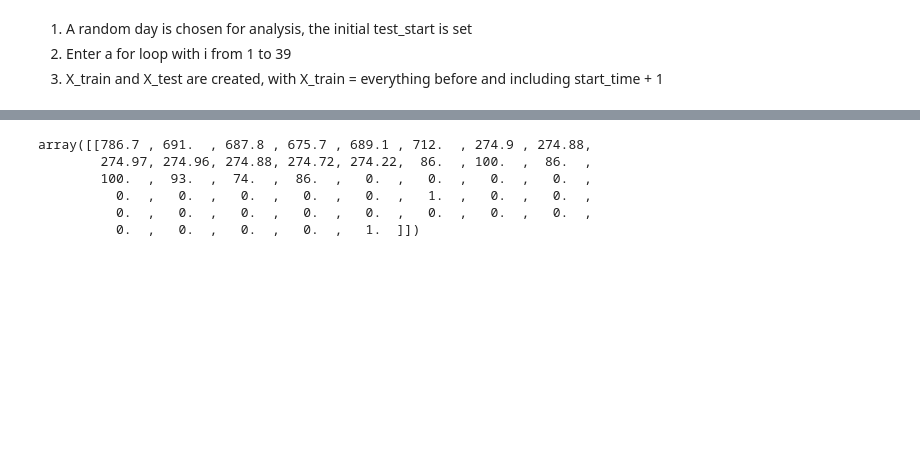
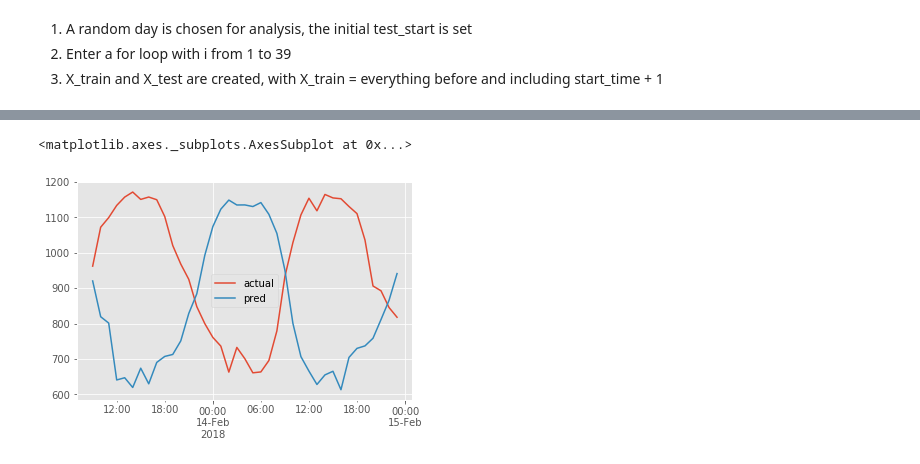
Before and after one commit to kevinkoste/university-load-forecasting, a Jupyter notebook: prediction/iterative_model.ipynb, the cells around one changed output, grey strips where cells are left out. Cells and saved outputs as stored; diff of their text form; code cells hidden in the pictures; blank space fills up the shorter version.

Commit message:
work on xgb model

```diff
--- a/prediction/iterative_model.ipynb
+++ b/prediction/iterative_model.ipynb
@@ -34,7 +36,7 @@ X = pd.DataFrame(index=y.index)
 
 # add electricity lag features (be careful with this)
 elec = pd.DataFrame(index=y.index)
-for i in range(1,7):
+for i in range(1,3):
     elec['elec -'+str(i)] = np.append(np.array([np.nan]*i),y.values[0:len(y)-i])
 X = X.join(elec)
 
@@ -45,13 +47,13 @@ weather = weather.loc[y.index[0]:y.index[len(y)-1]]
 X = X.join(weather)
 
 # add boolean date features
-dates = pd.read_csv('../data/one_hot_dates.csv',index_col=0)
+dates = pd.read_csv('../data/date_features.csv',index_col=0)
 dates.index = pd.to_datetime(dates.index,format='%Y-%m-%d %H:00:00')
 X = X.join(dates)
 
 # truncate y and X to match each other (this step is only necessary if using elec lag features)
-X = X.iloc[6:]
-y = y.iloc[6:]
+X = X.iloc[2:]
+y = y.iloc[2:]
 # %% [markdown]
 Here I would like to implement an iterative linear regression model to more accurately represent the reality of placing bids in the day ahead market. These models will have a test set of just one hour, and the result of each model will be used to predict the following hour.
 
@@ -69,12 +71,14 @@ first_hour = start_times[np.random.randint(len(start_times))]
 # initialize X_pred, a copy of X with y_pred lag features substituted in
 X_pred = X.copy(deep=True)
 y_pred = y.copy(deep=True)
-y_results = pd.Series()
+
+y_test = y.loc[first_hour+pd.DateOffset(hours=1):first_hour+pd.DateOffset(hours=39)].copy()
+y_results = np.array([])
 
 # choose model
 model = LinearRegression()
 
-for i in range(1,5):
+for i in range(1,40):
     # identify the target hour
     target_hour = first_hour + pd.DateOffset(hours=i)
 
@@ -82,11 +86,10 @@ for i in range(1,5):
     X_train = X_pred.loc[X.index < target_hour].copy()
     X_test = X_pred.loc[target_hour].copy()
     y_train = y_pred.loc[y.index < target_hour].copy()
-    y_test = y.loc[target_hour].copy()
 
 #     # fit standard scalers to the weather and elec features in the training data
-#     weather_fit = StandardScaler().fit(X_train[weather.columns])
-#     elec_fit = StandardScaler().fit(X_train[elec.columns])
+    weather_fit = StandardScaler().fit(X_train[weather.columns])
+    elec_fit = StandardScaler().fit(X_train[elec.columns])
 
 #     # scale the training and test sets using the scalers fit to the training set
 #     X_train[weather.columns] = weather_fit.transform(X_train[weather.columns])
@@ -94,15 +97,17 @@ for i in range(1,5):
 #     X_test[weather.columns] = weather_fit.transform(X_test[weather.columns])
 #     X_test[elec.columns] = elec_fit.transform(X_test[elec.columns])
 
-    # train the model predict for the target hour
+    # train the model predict for the target hour, store result in y_results
     reg = model.fit(X_train, y_train)
-    y_results.loc[target_hour] = reg.predict(np.array(X_test).reshape(1,-1))
+    y_results = np.append(y_results, reg.predict(np.array(X_test).reshape(1,-1)))
 
     # update X_pred and y_pred to reflect the results of the model
     y_pred.loc[target_hour] = reg.predict(np.array(X_test).reshape(1,-1))
-    counter = 0
-    for k in elec.columns:
-        X_pred.loc[target_hour][k] = y_results.loc[target_hour - pd.DateOffset(hours=counter)]
-        counter = counter+1
 
-y_results
+    # replace elec lag features in X_pred with predicted data
+    elec = pd.DataFrame(index=y.index)
+    for i in range(1,3):
+        elec['elec -'+str(i)] = np.append(np.array([np.nan]*i),y_pred.values[0:len(y_pred)-i])
+
+    X_pred[elec.columns] = elec
+    X_pred = X_pred[2:]
@@ -111,9 +114,8 @@ KeyError: 'the label [2018-05-19 08:00:00] is not in the [index]'
-# %%
-np.array(X_test).reshape(1,-1)
-# %% [output]
-array([[786.7 , 691.  , 687.8 , 675.7 , 689.1 , 712.  , 274.9 , 274.88,
-        274.97, 274.96, 274.88, 274.72, 274.22,  86.  , 100.  ,  86.  ,
-        100.  ,  93.  ,  74.  ,  86.  ,   0.  ,   0.  ,   0.  ,   0.  ,
-          0.  ,   0.  ,   0.  ,   0.  ,   0.  ,   1.  ,   0.  ,   0.  ,
-          0.  ,   0.  ,   0.  ,   0.  ,   0.  ,   0.  ,   0.  ,   0.  ,
-          0.  ,   0.  ,   0.  ,   0.  ,   1.  ]])
+# %%
+results = pd.DataFrame(y_test,columns=['actual'])
+results['pred'] = y_results
+# %%
+results.plot()
+# %% [output]
+<matplotlib.axes._subplots.AxesSubplot at 0x...>
+[figure, added]
```
Also changed, not shown: parts of 2 cells of this notebook, 6 other files.
